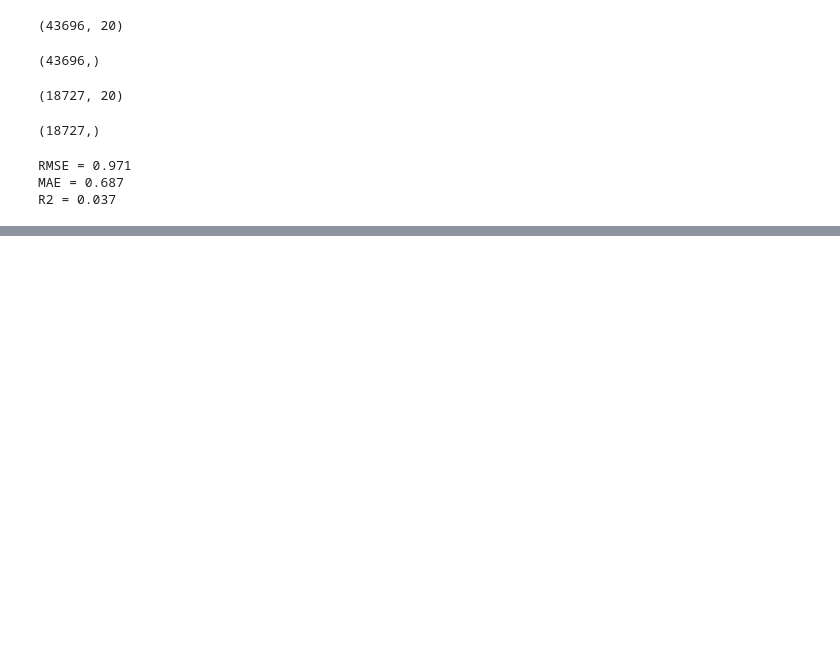
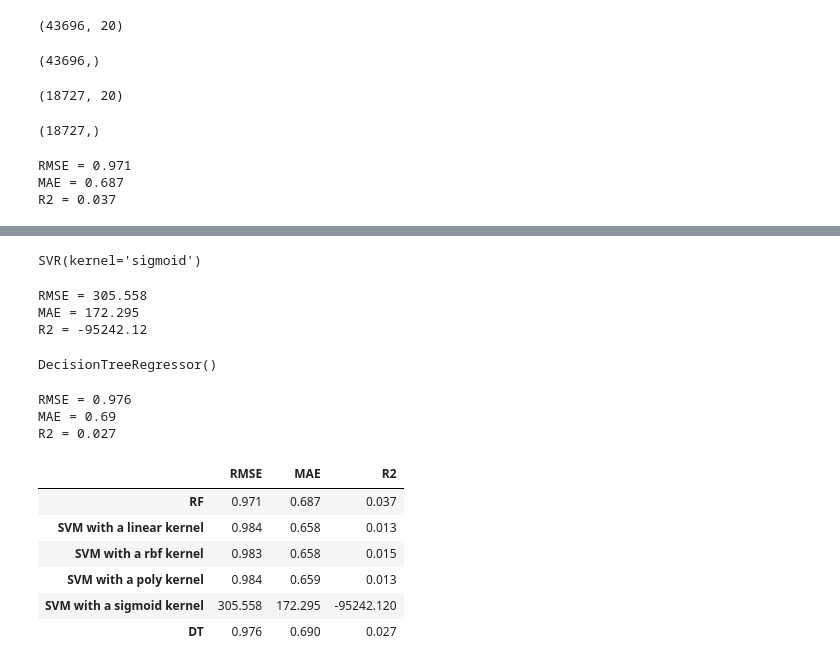
Before and after one commit to rkbhkp/Movie-Recomendation-with-ML, a Jupyter notebook: Milestone_3.ipynb, the cells around one changed output, grey strips where cells are left out. Saved outputs shown, nothing was run; the diff lists cells and outputs as text; code cells hidden in the pictures; blank space fills up the shorter version.

```diff
--- a/Milestone_3.ipynb
+++ b/Milestone_3.ipynb
@@ -849,0 +913,15 @@ R2 = 0.037
+# %%
+svc_sigmoid.fit(train_X,train_y)
+# %% [output]
+SVR(kernel='sigmoid')
+# %%
+# Predict on test set
+svm_sigmoid_pred_y = svc_sigmoid.predict(test_X)
+# %%
+print("RMSE =", round(np.sqrt(metrics.mean_squared_error(test_y, svm_sigmoid_pred_y)),3))
+print("MAE =", round(metrics.mean_absolute_error(test_y, svm_sigmoid_pred_y),3))
+print("R2 =", round(metrics.r2_score(test_y, svm_sigmoid_pred_y),3))
+# %% [output]
+RMSE = 305.558
+MAE = 172.295
+R2 = -95242.12
@@ -849,0 +931,46 @@ R2 = 0.037
+# %%
+dt = tree.DecisionTreeRegressor(criterion='squared_error')
+dt.fit(train_X, train_y)
+# %% [output]
+DecisionTreeRegressor()
+# %%
+# Predict on test set
+dt_pred_y = dt.predict(test_X)
+# %%
+print("RMSE =", round(np.sqrt(metrics.mean_squared_error(test_y, dt_pred_y)),3))
+print("MAE =", round(metrics.mean_absolute_error(test_y, dt_pred_y),3))
+print("R2 =", round(metrics.r2_score(test_y, dt_pred_y),3))
+# %% [output]
+RMSE = 0.976
+MAE = 0.69
+R2 = 0.027
+# %%
+# Model Comparison
+RMSE = [round(np.sqrt(metrics.mean_squared_error(test_y, rf_pred_y)),3),
+        round(np.sqrt(metrics.mean_squared_error(test_y, svm_linear_pred_y)),3),
+        round(np.sqrt(metrics.mean_squared_error(test_y, svm_rbf_pred_y)),3),
+        round(np.sqrt(metrics.mean_squared_error(test_y, svm_poly_pred_y)),3),
+        round(np.sqrt(metrics.mean_squared_error(test_y, svm_sigmoid_pred_y)),3),
+        round(np.sqrt(metrics.mean_squared_error(test_y, dt_pred_y)),3)]
+MAE = [round(metrics.mean_absolute_error(test_y, rf_pred_y),3),
+       round(metrics.mean_absolute_error(test_y, svm_linear_pred_y),3),
+       round(metrics.mean_absolute_error(test_y, svm_rbf_pred_y),3),
+       round(metrics.mean_absolute_error(test_y, svm_poly_pred_y),3),
+       round(metrics.mean_absolute_error(test_y, svm_sigmoid_pred_y),3),
+       round(metrics.mean_absolute_error(test_y, dt_pred_y),3)]
+R2 = [round(metrics.r2_score(test_y, rf_pred_y),3),
+      round(metrics.r2_score(test_y, svm_linear_pred_y),3),
+      round(metrics.r2_score(test_y, svm_rbf_pred_y),3),
+      round(metrics.r2_score(test_y, svm_poly_pred_y),3),
+      round(metrics.r2_score(test_y, svm_sigmoid_pred_y),3),
+      round(metrics.r2_score(test_y, dt_pred_y),3)]
+pd.DataFrame({'RMSE':RMSE, 'MAE':MAE, 'R2':R2},
+             index = ['RF','SVM with a linear kernel', 'SVM with a rbf kernel','SVM with a poly kernel','SVM with a sigmoid kernel','DT'])
+# %% [output]
+|  | RMSE | MAE | R2 |
+| RF | 0.971 | 0.687 | 0.037 |
+| SVM with a linear kernel | 0.984 | 0.658 | 0.013 |
+| SVM with a rbf kernel | 0.983 | 0.658 | 0.015 |
+| SVM with a poly kernel | 0.984 | 0.659 | 0.013 |
+| SVM with a sigmoid kernel | 305.558 | 172.295 | -95242.120 |
+| DT | 0.976 | 0.690 | 0.027 |
```
Also changed, not shown: parts of 17 cells of this notebook.
